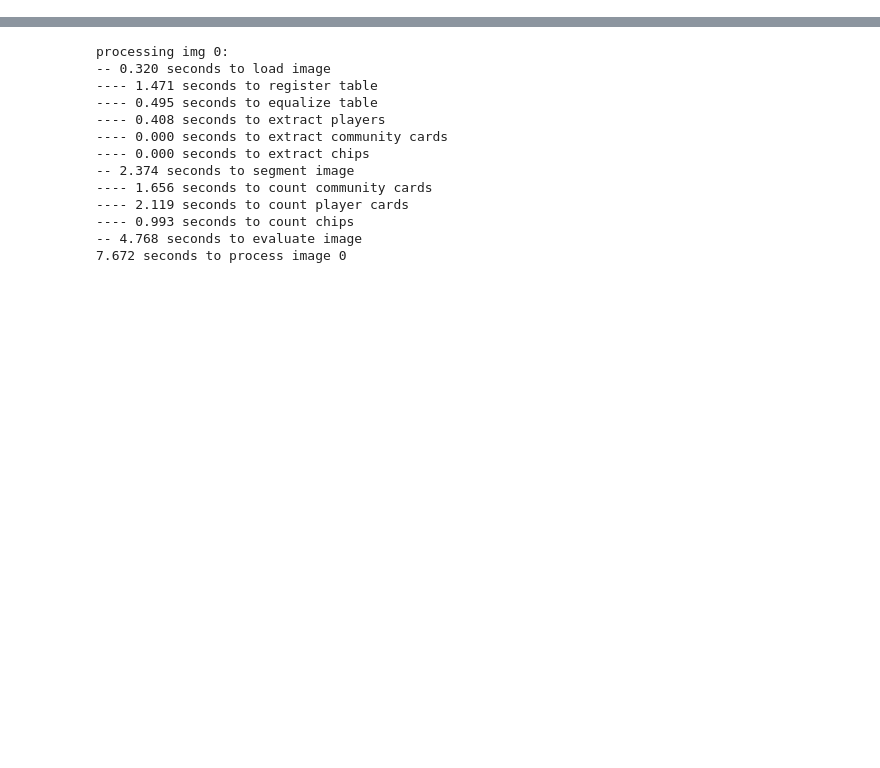
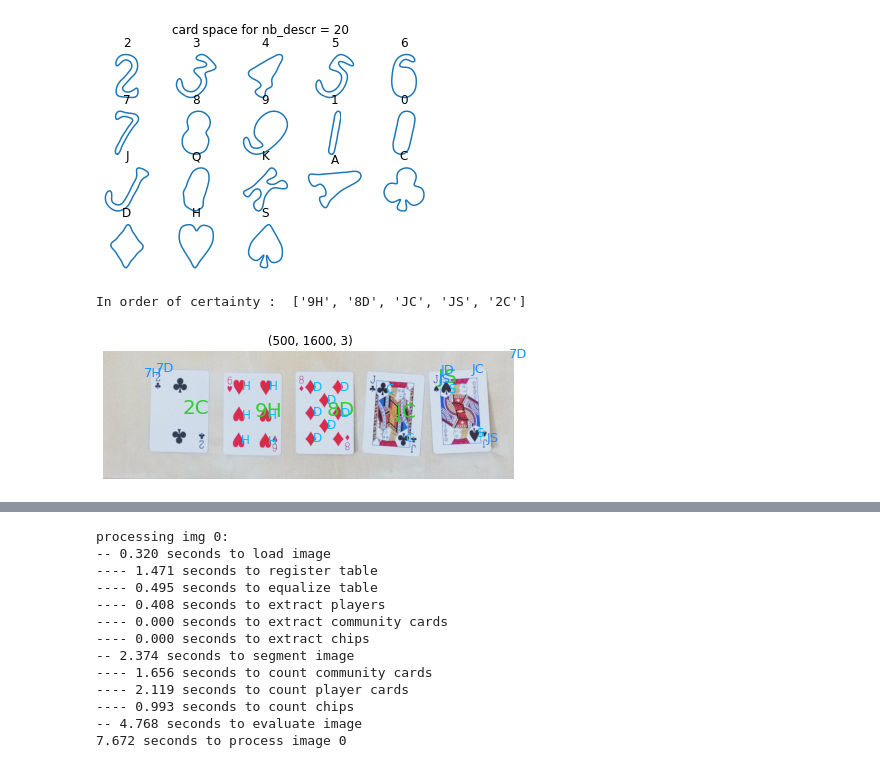
Before and after one commit to mbiselx/ImgAnlNPatRec, a Jupyter notebook: project/test_preprocessing.ipynb, the cells around one changed output, grey strips where cells are left out. Cells and saved outputs as stored; diff of their text form; code cells hidden in the pictures; blank space fills up the shorter version.

```diff
--- a/project/test_preprocessing.ipynb
+++ b/project/test_preprocessing.ipynb
@@ -14,0 +193,17 @@ from evaluate_cards import *
+# %%
+# show the "card space"
+card_space = load_card_space(filename="cardspace_20.pkl")
+show_card_space(card_space)
+plt.show()
+
+# demonstrate on a hand of cards
+img = get_img(img_type='cardsc')
+guess = guess_cards(img, card_space, nb_cards=5, disp=True)
+print("cards detected, in order of certainty :", [card[0] for card in guess])
+plt.show()
+
+del card_space, img, guess
+# %% [output]
+[figure, added]
+In order of certainty :  ['9H', '8D', 'JC', 'JS', '2C']
+[figure, added]
```
Also changed, not shown: parts of 16 cells of this notebook, 8 other files.
